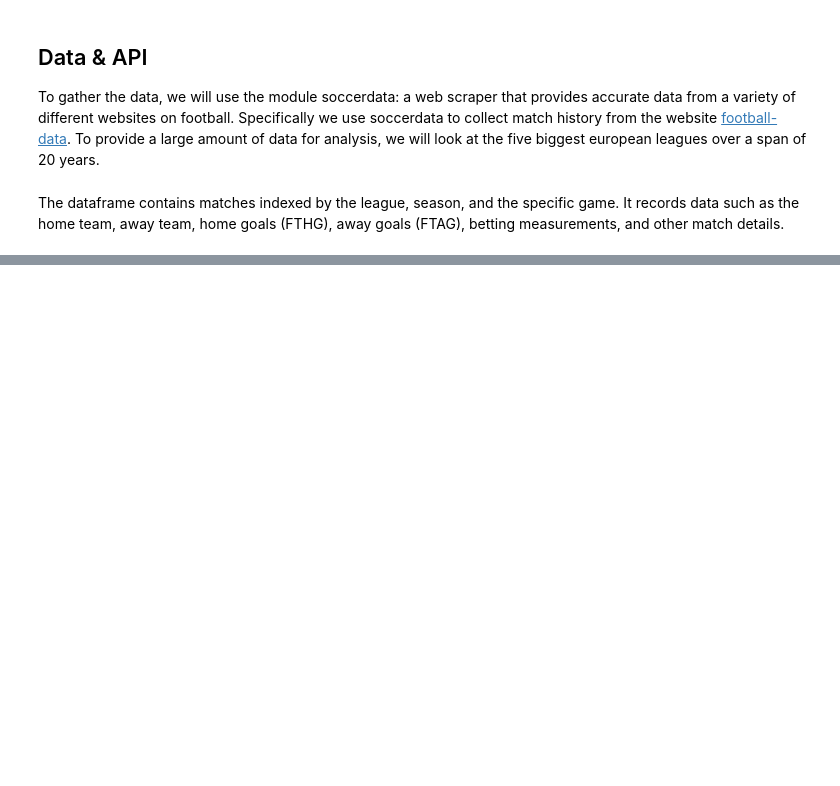
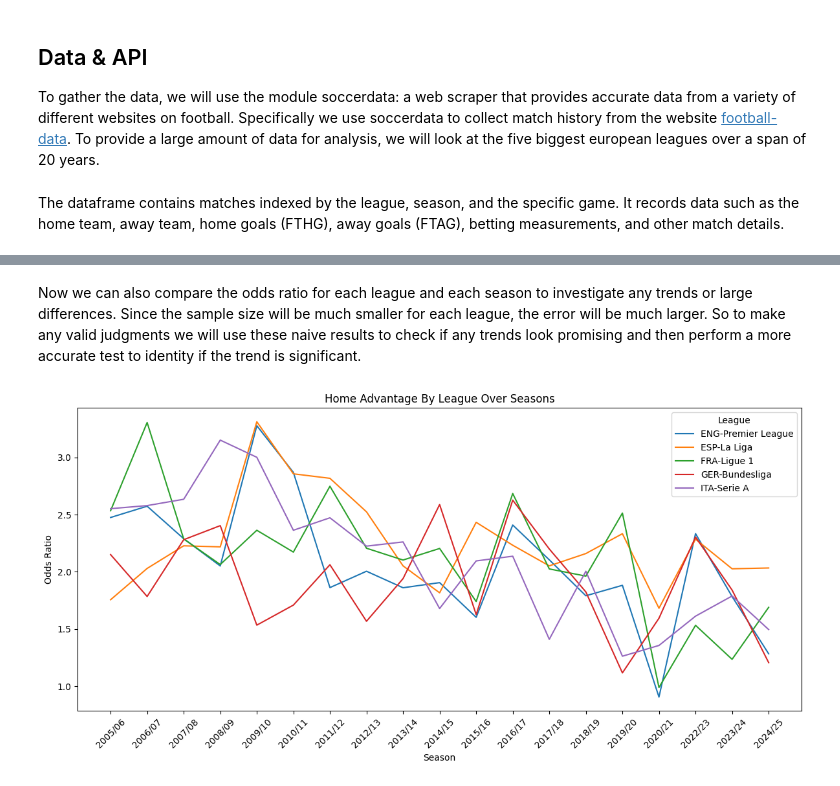
Before and after one commit to Uzu-Tech/Football-Analytics, a Jupyter notebook: notebooks/home_advantage.ipynb, the cells around one changed output, grey strips where cells are left out. Saved outputs shown, nothing was run; the diff lists cells and outputs as text; code cells hidden in the pictures; blank space fills up the shorter version.

```diff
--- a/notebooks/home_advantage.ipynb
+++ b/notebooks/home_advantage.ipynb
@@ -122,0 +95,4 @@ Removed 1826 duplicate values
+# %%
+CLEANED_DATA = "home-away-wins.csv"
+df.to_csv(CLEAN_DATA_DIR / FOLDERNAME / CLEANED_DATA)
+print(f"Saved cleaned dataset to {CLEAN_DATA_DIR / FOLDERNAME / CLEANED_DATA}")
@@ -122,0 +186,25 @@ Removed 1826 duplicate values
+# %% [markdown]
+Now we can also compare the odds ratio for each league and each season to investigate any trends or large differences. Since the sample size will be much smaller for each league, the error will be much larger. So to make any valid judgments we will use these naive results to check if any trends look promising and then perform a more accurate test to identity if the trend is significant.
+# %%
+odds_ratios = []
+for league in LEAGUES:
+    for season in sorted(df['season_formatted'].unique()):
+        # Select the league and season
+        filtered_df = df[(df["season_formatted"] == season) & (df["league"] == league)]
+        home_odds_ratio, _ = statistics.calculate_home_odds_ratio(filtered_df)
+        odds_ratios.append({
+            'league': league,
+            'season': season,
+            'odds_ratio': home_odds_ratio,
+        })
+
+odds_ratios = pd.DataFrame(odds_ratios)
+plot.line_plot(odds_ratios, x_name='season', y_name='odds_ratio', category='league')
+plt.title("Home Advantage By League Over Seasons")
+plt.ylabel("Odds Ratio")
+plt.xlabel("Season")
+plt.xticks(rotation=45)  # show every 5nd label
+plt.legend(title='League')
+plt.tight_layout()
+# %% [output]
+[figure, added]
```
Also changed, not shown: parts of 29 cells of this notebook, 4 other files.
